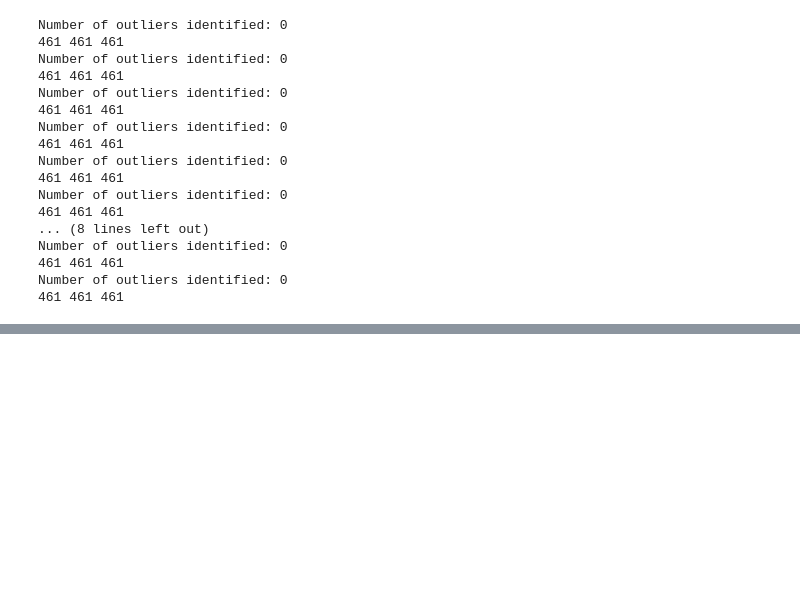
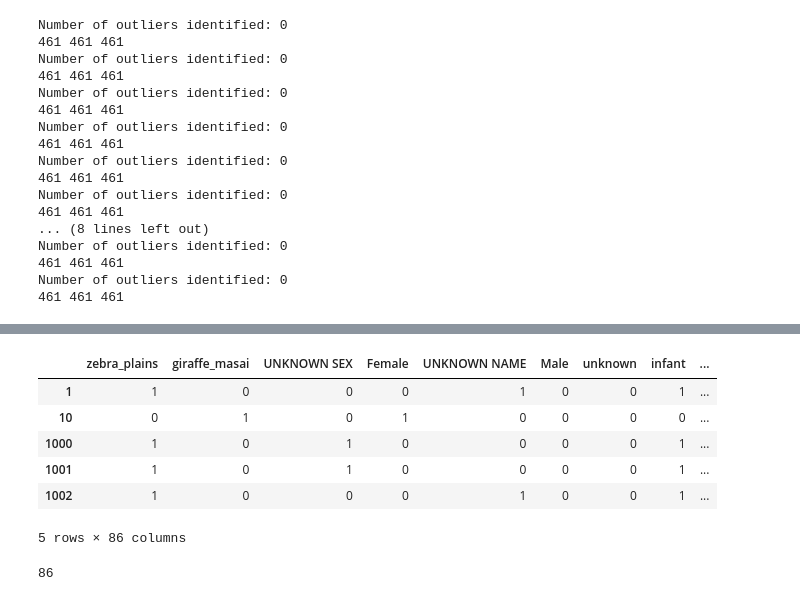
Before and after one commit to smenon8/AnimalWildlifeEstimator, a Jupyter notebook: Notebooks/ImageSharebilityPredictorsNB.ipynb, the cells around one changed output, grey strips where cells are left out. Cells and saved outputs as stored; diff of their text form; code cells hidden in the pictures; blank space fills up the shorter version.

```diff
--- a/Notebooks/ImageSharebilityPredictorsNB.ipynb
+++ b/Notebooks/ImageSharebilityPredictorsNB.ipynb
@@ -185,0 +269,10 @@ Number of outliers identified: 0
+# %%
+a.test_x.head()
+# %% [output]
+|  | zebra_plains | giraffe_masai | UNKNOWN SEX | Female | UNKNOWN NAME | Male | unknown | infant | ... |
+| 1 | 1 | 0 | 0 | 0 | 1 | 0 | 0 | 1 | ... |
+| 10 | 0 | 1 | 0 | 1 | 0 | 0 | 0 | 0 | ... |
+| 1000 | 1 | 0 | 1 | 0 | 0 | 0 | 0 | 1 | ... |
+| 1001 | 1 | 0 | 1 | 0 | 0 | 0 | 0 | 1 | ... |
+| 1002 | 1 | 0 | 0 | 0 | 1 | 0 | 0 | 1 | ... |
+5 rows × 86 columns
@@ -185,0 +324,9 @@ Number of outliers identified: 0
+# %%
+a= trainTestClf("../FinalResults/ImgShrRnkListWithTags.csv",
+                "../data/full_gid_aid_ftr_agg.csv",
+                "svm",
+                "non_sparse",
+                 None,
+                kwargsDict)
+# %% [output]
+86
```
Also changed, not shown: parts of 10 cells of this notebook, 53 other files.
